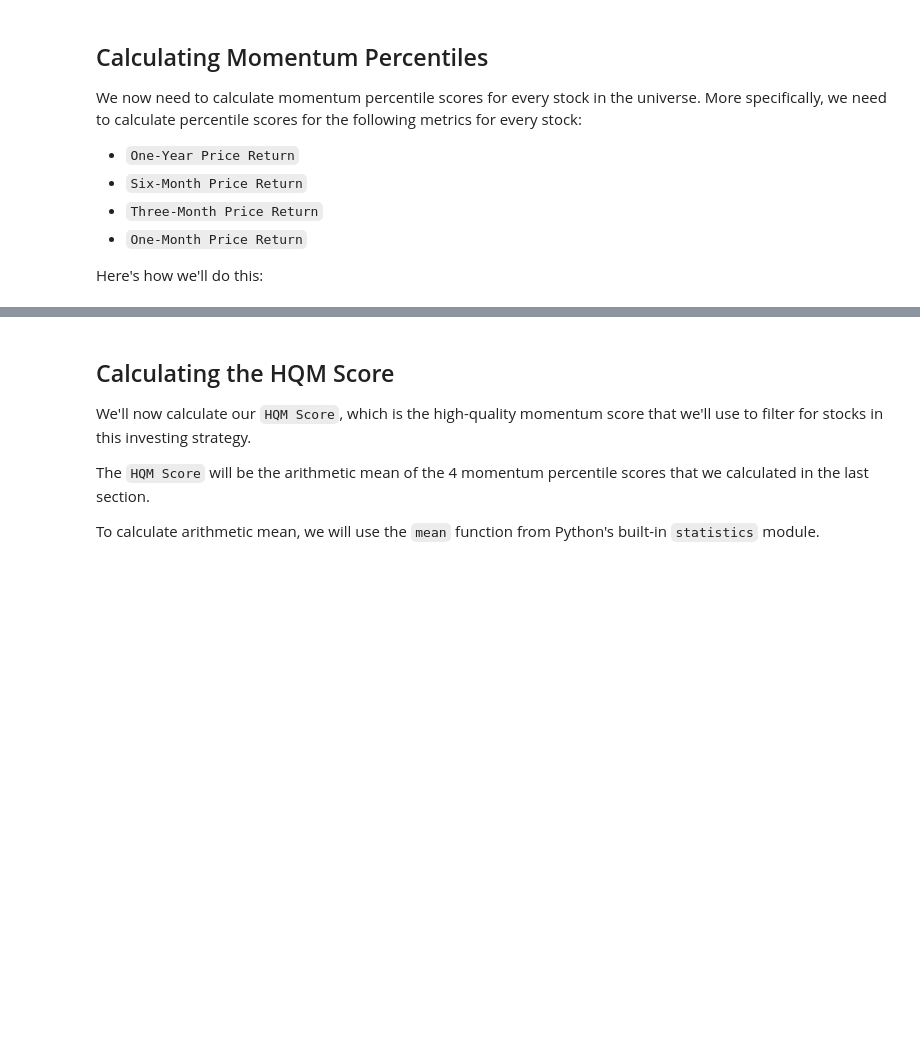
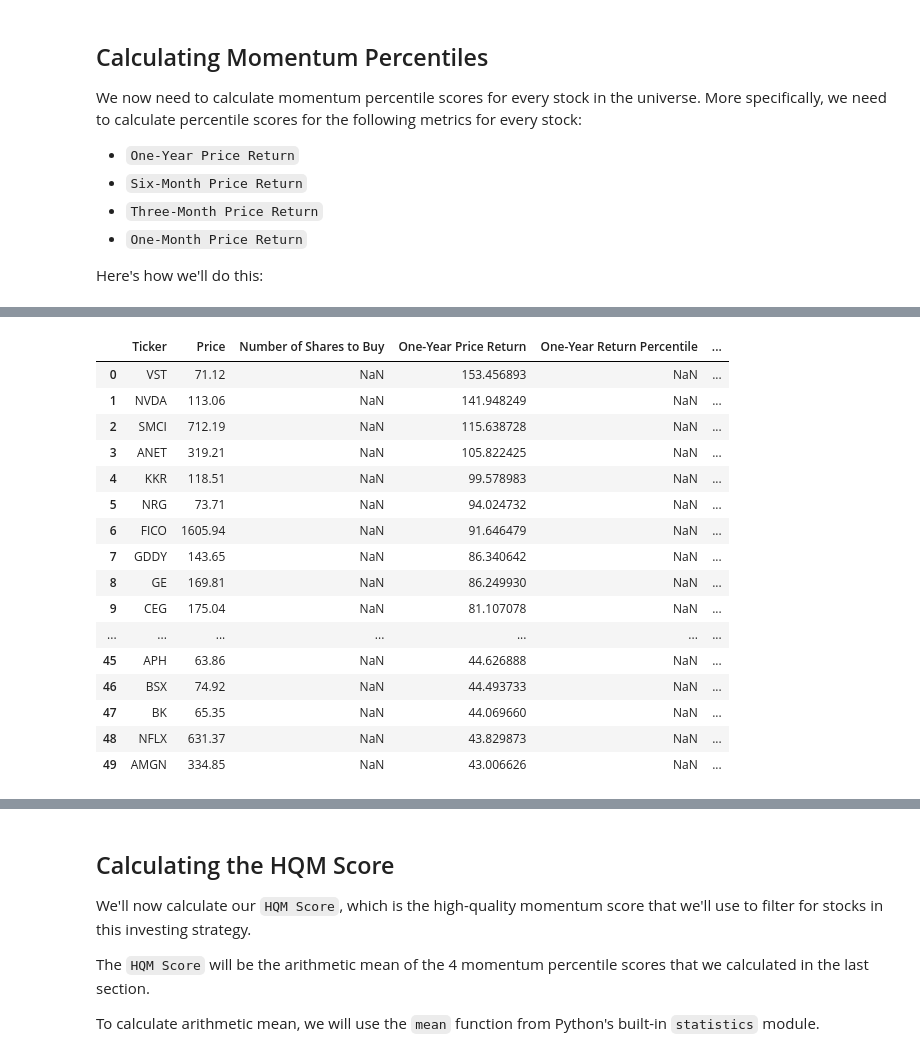
Before and after one commit to vivin2709/Algorithmic_Trading_Bot_Project, a Jupyter notebook: 002_quantitative_momentum_strategy.ipynb, the cells around one changed output, grey strips where cells are left out. Cells and saved outputs as stored; diff of their text form; code cells hidden in the pictures; blank space fills up the shorter version.

```diff
--- a/002_quantitative_momentum_strategy.ipynb
+++ b/002_quantitative_momentum_strategy.ipynb
@@ -354,11 +332,11 @@ hqm_columns = [
     'Six-Month Price Return',
     'Six-Month Return Percentile',
     'Three-Month Price Return',
-    'Three Month Return Percentile',
+    'Three-Month Return Percentile',
     'One-Month Price Return',
     'One-Month Return Percentile'
 ]
-hqm_df = pd.DataFrame(columns = my_columns)
+hqm_df = pd.DataFrame(columns = hqm_columns)
 # %% [markdown]
 ## Calculating Momentum Percentiles
 
@@ -372,0 +391,4 @@ Here's how we'll do this:
+# %%
+six_month = get_price_return(Tickers,180)
+three_month = get_price_return(Tickers,90)
+one_month = get_price_return(Tickers,30)
@@ -372,0 +437,33 @@ Here's how we'll do this:
+# %%
+hqm_df['Ticker'] = final_df['Ticker']
+hqm_df['Price'] = final_df['Price']
+hqm_df['One-Year Price Return'] = final_df['One-Year Price Return']
+hqm_df
+
+for key, value in six_month.items():
+    hqm_df.loc[hqm_df['Ticker'] == key, 'Six-Month Price Return'] = value
+for key, value in one_month.items():
+    hqm_df.loc[hqm_df['Ticker'] == key, 'One-Month Price Return'] = value
+
+for key, value in three_month.items():
+    hqm_df.loc[hqm_df['Ticker'] == key, 'Three-Month Price Return'] = value
+
+hqm_df
+# %% [output]
+|  | Ticker | Price | Number of Shares to Buy | One-Year Price Return | One-Year Return Percentile | ... |
+| 0 | VST | 71.12 | NaN | 153.456893 | NaN | ... |
+| 1 | NVDA | 113.06 | NaN | 141.948249 | NaN | ... |
+| 2 | SMCI | 712.19 | NaN | 115.638728 | NaN | ... |
+| 3 | ANET | 319.21 | NaN | 105.822425 | NaN | ... |
+| 4 | KKR | 118.51 | NaN | 99.578983 | NaN | ... |
+| 5 | NRG | 73.71 | NaN | 94.024732 | NaN | ... |
+| 6 | FICO | 1605.94 | NaN | 91.646479 | NaN | ... |
+| 7 | GDDY | 143.65 | NaN | 86.340642 | NaN | ... |
+| 8 | GE | 169.81 | NaN | 86.249930 | NaN | ... |
+| 9 | CEG | 175.04 | NaN | 81.107078 | NaN | ... |
+| ... | ... | ... | ... | ... | ... | ... |
+| 45 | APH | 63.86 | NaN | 44.626888 | NaN | ... |
+| 46 | BSX | 74.92 | NaN | 44.493733 | NaN | ... |
+| 47 | BK | 65.35 | NaN | 44.069660 | NaN | ... |
+| 48 | NFLX | 631.37 | NaN | 43.829873 | NaN | ... |
+| 49 | AMGN | 334.85 | NaN | 43.006626 | NaN | ... |
```
Also changed, not shown: parts of 23 cells of this notebook, 1 other file.
